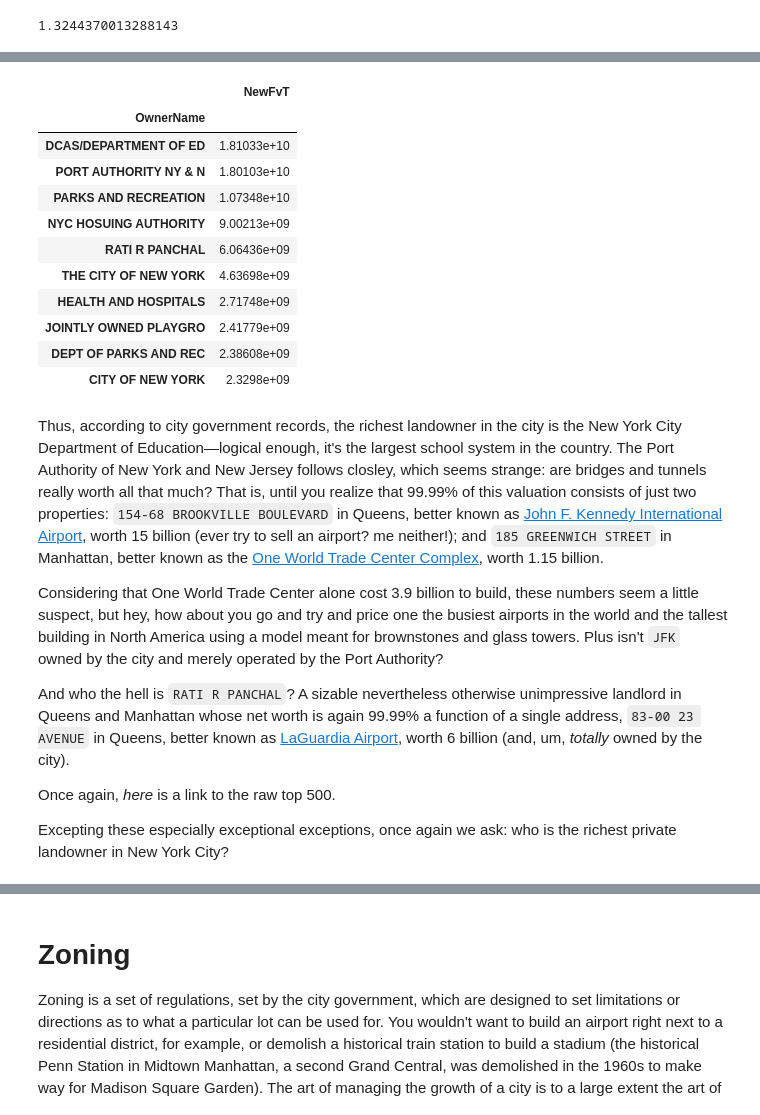
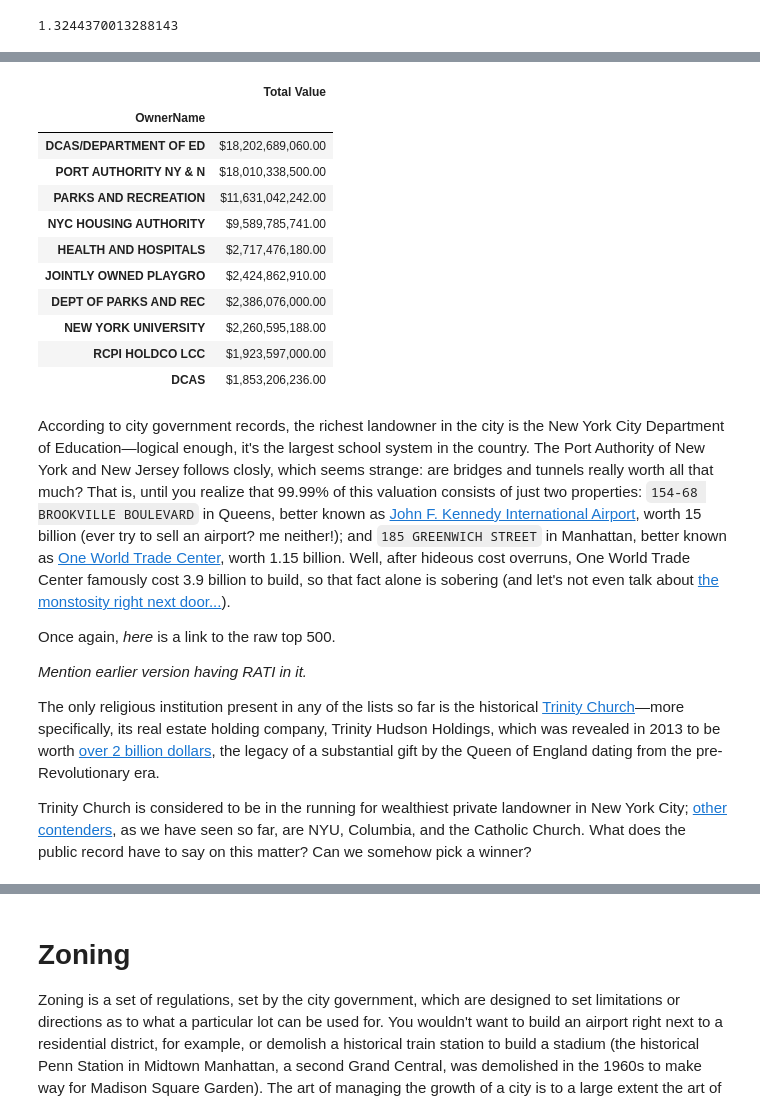
Before and after one commit to ResidentMario/nyc-buildings, a Jupyter notebook: data-visualization.ipynb, the cells around one changed output, grey strips where cells are left out. Drawn from its saved outputs; the diff is of its cells as text; code cells hidden in the pictures.

```diff
--- a/data-visualization.ipynb
+++ b/data-visualization.ipynb
@@ -733,23 +687,30 @@ nyc_building_sales.csv                  rolling-sales-data-excel-screencap.png
+# %%
+buildings = pd.concat([pd.read_csv('nyc_building_nonsales.csv'), pd.read_csv('nyc_building_sales.csv')])
 # %%
-buildings = pd.read_csv('nyc_buildings.csv')
-# Read RPAD!
+# buildings = pd.read_csv('nyc_buildings.csv')
 # %%
 v_property_owners = buildings.groupby('OwnerName')['NewFvT'].sum().sort_values(ascending=False)
 # merge the Port Authority records.
 v_property_owners['PORT AUTHORITY NY & N'] += v_property_owners['THE PORT AUTHORITY OF']
-v_property_owners = v_property_owners.drop('THE PORT AUTHORITY OF')
+# Remove that and a bunch of other problems.
+v_property_owners.drop(['THE PORT AUTHORITY OF',
+                        'NYC DSBS', # The Department of Small Business Services, which somehow gets assigned LaGuardia.
+                        'THE CITY OF NEW YORK', # It's all the City of New York!
+                        'CITY OF NEW YORK' # Lol.
+                       ], inplace=True)
+v_property_owners.name = 'Total Value'
 # %%
-PrettyPandas(v_property_owners[:10])
+PrettyPandas(v_property_owners[:10], precision=10).as_currency(subset='Total Value')
 # %% [output]
-|  | NewFvT |
+|  | Total Value |
 | OwnerName |  |
-| DCAS/DEPARTMENT OF ED | 1.81033e+10 |
-| PORT AUTHORITY NY & N | 1.80103e+10 |
-| PARKS AND RECREATION | 1.07348e+10 |
-| NYC HOSUING AUTHORITY | 9.00213e+09 |
-| RATI R PANCHAL | 6.06436e+09 |
-| THE CITY OF NEW YORK | 4.63698e+09 |
-| HEALTH AND HOSPITALS | 2.71748e+09 |
-| JOINTLY OWNED PLAYGRO | 2.41779e+09 |
-| DEPT OF PARKS AND REC | 2.38608e+09 |
-| CITY OF NEW YORK | 2.3298e+09 |
+| DCAS/DEPARTMENT OF ED | $18,202,689,060.00 |
+| PORT AUTHORITY NY & N | $18,010,338,500.00 |
+| PARKS AND RECREATION | $11,631,042,242.00 |
+| NYC HOUSING AUTHORITY | $9,589,785,741.00 |
+| HEALTH AND HOSPITALS | $2,717,476,180.00 |
+| JOINTLY OWNED PLAYGRO | $2,424,862,910.00 |
+| DEPT OF PARKS AND REC | $2,386,076,000.00 |
+| NEW YORK UNIVERSITY | $2,260,595,188.00 |
+| RCPI HOLDCO LCC | $1,923,597,000.00 |
+| DCAS | $1,853,206,236.00 |
@@ -762,12 +717,14 @@ PrettyPandas(v_property_owners[:10])
 # %% [markdown]
-Thus, according to city government records, the richest landowner in the city is the New York City Department of Education&mdash;logical enough, it's the largest school system in the country. The Port Authority of New York and New Jersey follows closley, which seems strange: are bridges and tunnels really worth all that much? That is, until you realize that 99.99% of this valuation consists of just two properties: `154-68 BROOKVILLE BOULEVARD` in Queens, better known as [John F. Kennedy International Airport](https://en.wikipedia.org/wiki/John_F._Kennedy_International_Airport), worth 15 billion (ever try to sell an airport? me neither!); and `185 GREENWICH STREET` in Manhattan, better known as the [One World Trade Center Complex](https://en.wikipedia.org/wiki/One_World_Trade_Center), worth 1.15 billion.
-
-Considering that One World Trade Center alone cost 3.9 billion to build, these numbers seem a little suspect, but hey, how about you go and try and price one the busiest airports in the world and the tallest building in North America using a model meant for brownstones and glass towers. Plus isn't `JFK` owned by the city and merely operated by the Port Authority?
-
-And who the hell is `RATI R PANCHAL`? A sizable nevertheless otherwise unimpressive landlord in Queens and Manhattan whose net worth is again 99.99% a function of a single address, `83-00 23 AVENUE` in Queens, better known as [LaGuardia Airport](https://en.wikipedia.org/wiki/LaGuardia_Airport), worth 6 billion (and, um, *totally* owned by the city).
+According to city government records, the richest landowner in the city is the New York City Department of Education&mdash;logical enough, it's the largest school system in the country. The Port Authority of New York and New Jersey follows closly, which seems strange: are bridges and tunnels really worth all that much? That is, until you realize that 99.99% of this valuation consists of just two properties: `154-68 BROOKVILLE BOULEVARD` in Queens, better known as [John F. Kennedy International Airport](https://en.wikipedia.org/wiki/John_F._Kennedy_International_Airport), worth 15 billion (ever try to sell an airport? me neither!); and `185 GREENWICH STREET` in Manhattan, better known as [One World Trade Center](https://en.wikipedia.org/wiki/One_World_Trade_Center), worth 1.15 billion. Well, after hideous cost overruns, One World Trade Center famously cost 3.9 billion to build, so that fact alone is sobering (and let's not even talk about [the monstosity right next door...](https://en.wikipedia.org/wiki/World_Trade_Center_%28PATH_station%29#Cost_and_delays)).
 
 Once again, *here* is a link to the raw top 500.
 
-Excepting these especially exceptional exceptions, once again we ask: who is the richest private landowner in New York City?
+*Mention earlier version having RATI in it.*
+
+The only religious institution present in any of the lists so far is the historical [Trinity Church](https://en.wikipedia.org/wiki/Trinity_Church_%28Manhattan%29)&mdash;more specifically, its real estate holding company, Trinity Hudson Holdings, which was revealed in 2013 to be worth [over 2 billion dollars](http://www.nytimes.com/2013/04/25/nyregion/trinity-church-in-manhattan-is-split-on-how-to-spend-its-wealth.html?_r=0), the legacy of a substantial gift by the Queen of England dating from the pre-Revolutionary era.
+
+Trinity Church is considered to be in the running for wealthiest private landowner in New York City; [other contenders](http://ny.curbed.com/2014/3/19/10132588/after-a-long-war-can-nyu-and-the-village-ever-make-peace), as we have seen so far, are NYU, Columbia, and the Catholic Church. What does the public record have to say on this matter? Can we somehow pick a winner?
+
+<!-- And who the hell is `RATI R PANCHAL`? A sizable nevertheless otherwise unimpressive landlord in Queens and Manhattan whose net worth is again 99.99% a function of a single address, `83-00 23 AVENUE` in Queens, better known as [LaGuardia Airport](https://en.wikipedia.org/wiki/LaGuardia_Airport), worth 6 billion (and, um, *totally* owned by the city). -->
 # %%
 # v_property_owners[:500]
```
Also changed, not shown: parts of 47 cells of this notebook, 6 other files.
